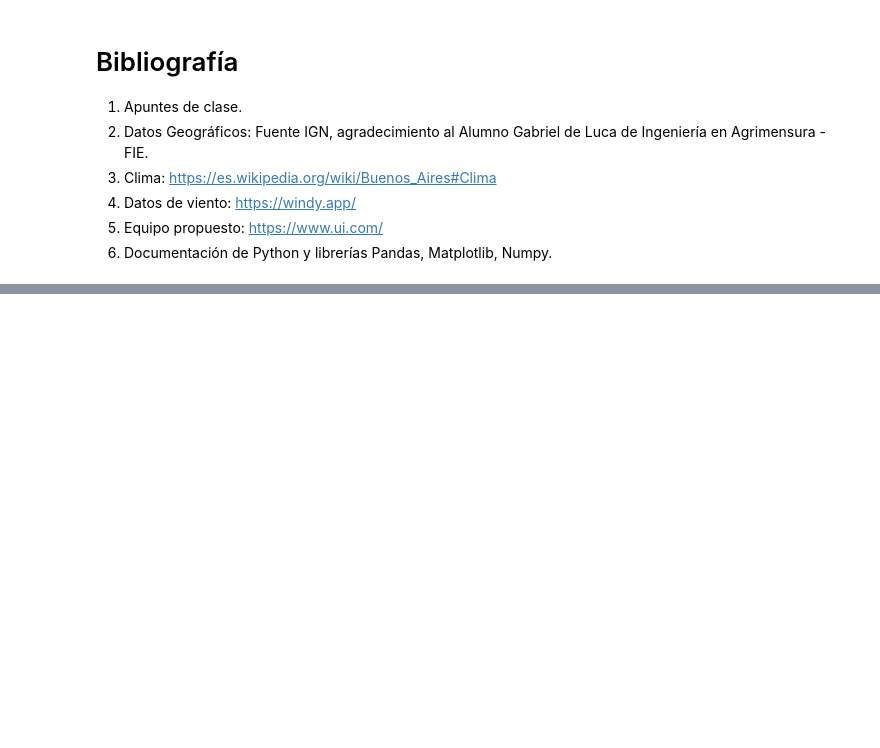
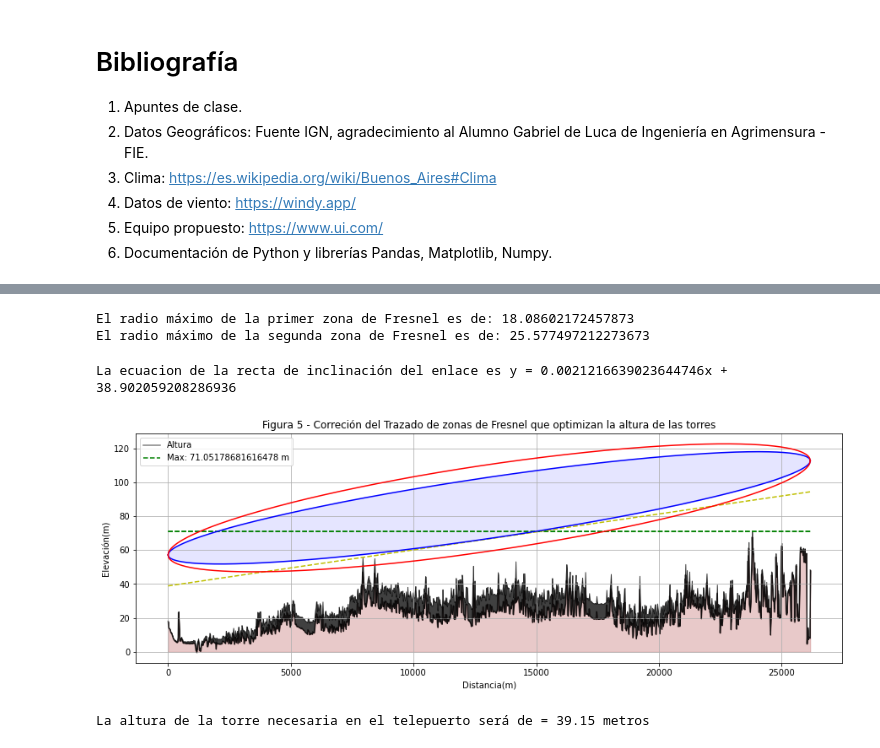
Before and after one commit to carlosmgc2003/calculo_enlace, a Jupyter notebook: Cálculo de Enlace.ipynb, the cells around one changed output, grey strips where cells are left out. Cells and saved outputs as stored; diff of their text form; code cells hidden in the pictures; blank space fills up the shorter version.

```diff
--- a/Cálculo de Enlace.ipynb
+++ b/Cálculo de Enlace.ipynb
@@ -430,0 +482,57 @@ Como Alumno de Ingeniería Informática el estudio del Cálculo de Radioenlace m
+# %%
+# Calculo de las zonas de fresnel para la nueva frecuencia de operacion
+distancias_rev = np.array(datos['PROGRESIVA'].sort_values(ascending=False))
+distancia_total = distancias_rev[0]
+c = 3e8 #m/s velocidad de la luz
+longitud_onda = c / fr
+datos['primera_zf_sup'] = np.sqrt((np.array(datos['PROGRESIVA']) * distancias_rev * longitud_onda)/distancia_total)
+datos['primera_zf_inf'] = (datos['primera_zf_sup'] * -1)
+datos['segunda_zf_sup'] = datos['primera_zf_sup'] * (2 ** 0.5)
+datos['segunda_zf_inf'] = datos['primera_zf_inf'] * (2 ** 0.5)
+print(f'El radio máximo de la primer zona de Fresnel es de: {datos["primera_zf_sup"].max()}')
+print(f'El radio máximo de la segunda zona de Fresnel es de: {datos["segunda_zf_sup"].max()}')
+# %% [output]
+El radio máximo de la primer zona de Fresnel es de: 18.08602172457873
+El radio máximo de la segunda zona de Fresnel es de: 25.577497212273673
+# %%
+alturas = np.array(datos['Z_equivalente'])
+primer_mitad, _ = np.array_split(alturas, 2)
+y1 = primer_mitad.max()
+y2 = 120 - datos["segunda_zf_sup"].max()
+x1 = datos.loc[datos['Z_equivalente'] == y1, 'PROGRESIVA'].iloc[0]
+x2 = datos['PROGRESIVA'].iloc[-1]
+def hallar_recta(p1 : tuple, p2 : tuple) -> tuple:
+    #Funcion que dado un datagrama con datos de altura devuelve los parametros de la recta de maximas alturas
+    x1, y1 = p1
+    x2, y2 = p2
+    m = (y2 - y1)/(x2 - x1)
+    b = y1 - (m * x1)
+    return (m,b,y1,y2)
+
+m,b,y1,y2 = hallar_recta((x1,y1),(x2,y2))
+print(f'La ecuacion de la recta de inclinación del enlace es y = {m}x + {b}')
+# %% [output]
+La ecuacion de la recta de inclinación del enlace es y = 0.0021216639023644746x + 38.902059208286936
+# %%
+elevacion = abs(datos.loc[datos['Z_equivalente'] == y1, 'primera_zf_inf'].iloc[0])
+datos['linea_optima'] = m * datos['PROGRESIVA'] + b
+elevacion += elevacion * 0.1
+# Graficación del resultado
+graficar_perfil_corregido(datos,"Figura 5 - Correción del Trazado de zonas de Fresnel que optimizan la altura de las torres")
+plt.plot('PROGRESIVA','linea_optima','--y',label='Inclinacion de alturas máximas', data=datos)
+plt.plot(datos['PROGRESIVA'], z1:= datos['primera_zf_sup'] + datos['linea_optima'] + elevacion, color='blue')
+plt.plot(datos['PROGRESIVA'], z2 := datos['primera_zf_inf'] + datos['linea_optima'] + elevacion, color='blue')
+plt.plot(datos['PROGRESIVA'], datos['segunda_zf_sup'] + datos['linea_optima'] + elevacion, color='red')
+plt.plot(datos['PROGRESIVA'], datos['segunda_zf_inf'] + datos['linea_optima'] + elevacion, color='red')
+plt.fill_between(datos['PROGRESIVA'], z2, z1,alpha=0.1, color='blue')
+plt.show()
+# %% [output]
+[figure, added]
+# %%
+# Altura torre a utilizar en el telepuerto
+suelo = datos['Z_equivalente'].iloc[0] # Altura SNM Telepuerto
+los = z1.iloc[0] # Altura de la primera zona de fresnel en distancia 0 m
+torre = los - suelo
+print(f'La altura de la torre necesaria en el telepuerto será de = {round(torre,2)} metros')
+# %% [output]
+La altura de la torre necesaria en el telepuerto será de = 39.15 metros
```
Also changed, not shown: parts of 11 cells of this notebook, 2 other files.
